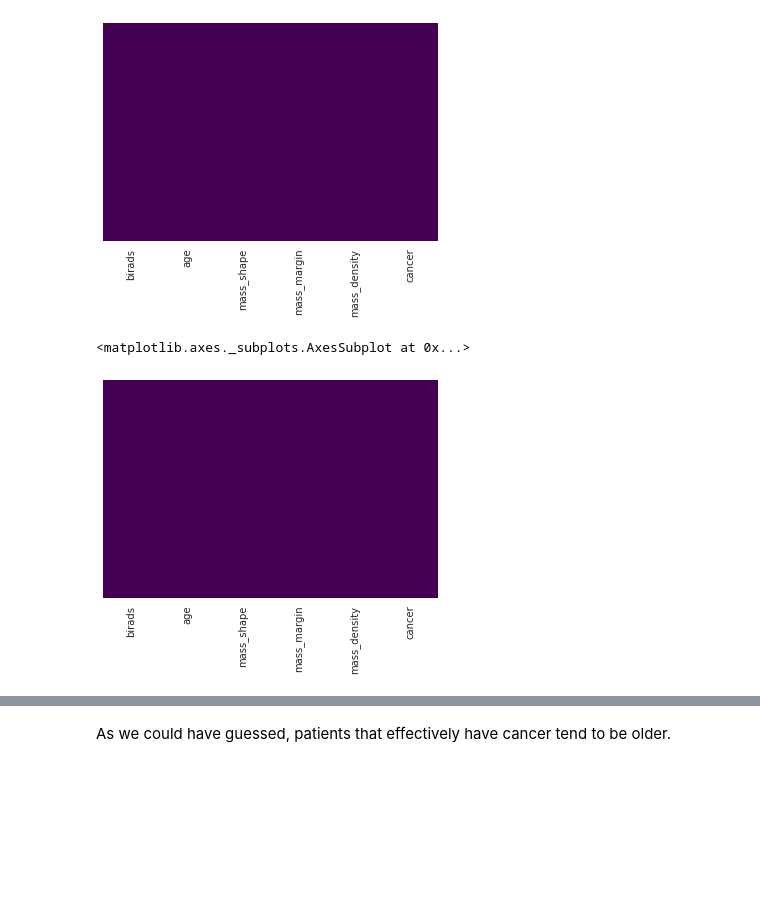
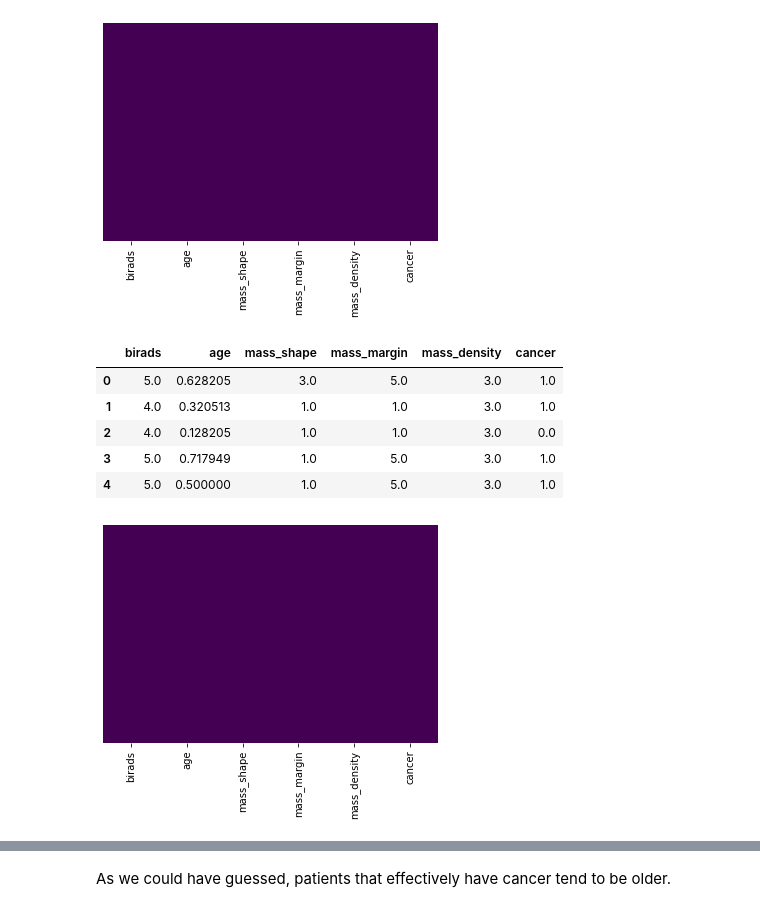
Before and after one commit to joseppinto/gann, a Jupyter notebook: src/data-preprocessing.ipynb, the cells around one changed output, grey strips where cells are left out. Cells and saved outputs as stored; diff of their text form; code cells hidden in the pictures; blank space fills up the shorter version.

```diff
--- a/src/data-preprocessing.ipynb
+++ b/src/data-preprocessing.ipynb
@@ -96,13 +104,25 @@ sns.heatmap(test.isnull(), yticklabels=False,cbar=False,cmap='viridis')
 # %%
 from sklearn.impute import KNNImputer
 
 # We will use KNearestNeighbours to impute the missing values in our train dataset
 imputer = KNNImputer(n_neighbors=500, weights="uniform")
 train = pd.DataFrame(imputer.fit_transform(train.values), columns = train.columns)
 
+# Round impuited categorical values
+# (Needed cause we will one hot encode them)
+for c in ['mass_shape', 'mass_margin', 'mass_density']:
+    train[c] = train[c].round(0)
+
 sns.heatmap(train.isnull(), yticklabels=False,cbar=False,cmap='viridis')
+
+train.head()
 # %% [output]
-<matplotlib.axes._subplots.AxesSubplot at 0x...>
+|  | birads | age | mass_shape | mass_margin | mass_density | cancer |
+| 0 | 5.0 | 0.628205 | 3.0 | 5.0 | 3.0 | 1.0 |
+| 1 | 4.0 | 0.320513 | 1.0 | 1.0 | 3.0 | 1.0 |
+| 2 | 4.0 | 0.128205 | 1.0 | 1.0 | 3.0 | 0.0 |
+| 3 | 5.0 | 0.717949 | 1.0 | 5.0 | 3.0 | 1.0 |
+| 4 | 5.0 | 0.500000 | 1.0 | 5.0 | 3.0 | 1.0 |
 [figure]
 # %%
 # Now that we have dealt with the null and misintroduced values,
```
Also changed, not shown: parts of 8 cells of this notebook, 7 other files.
